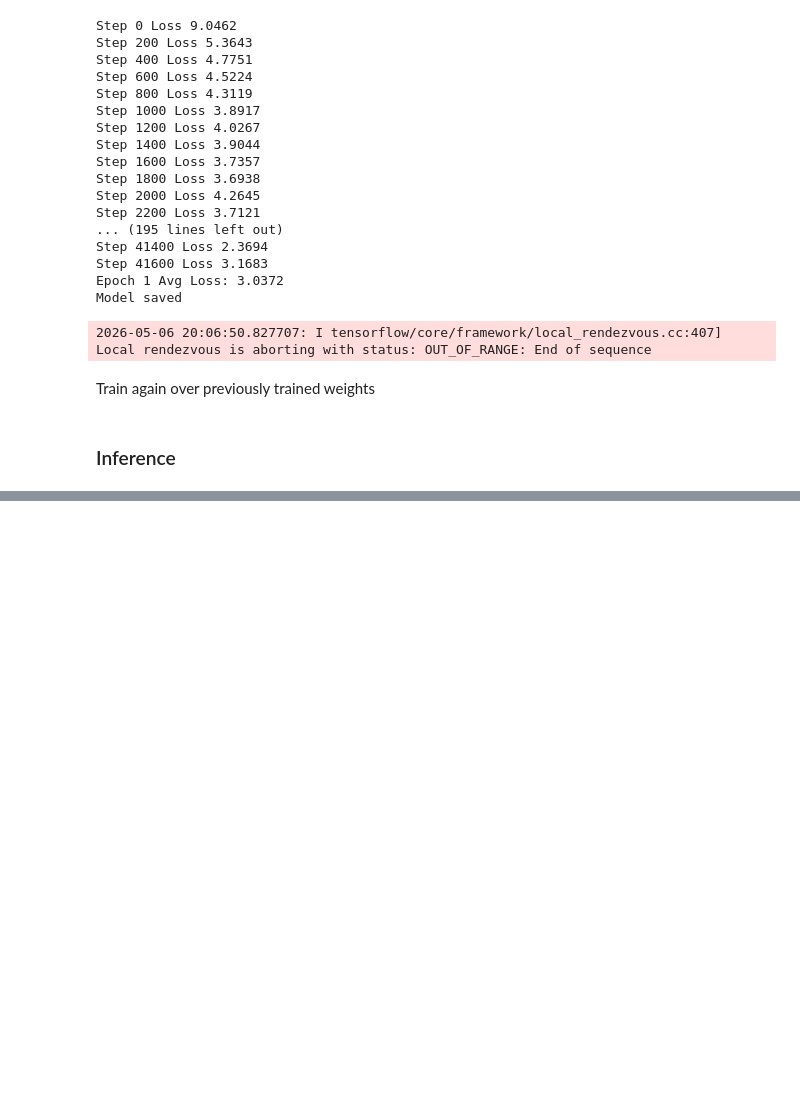
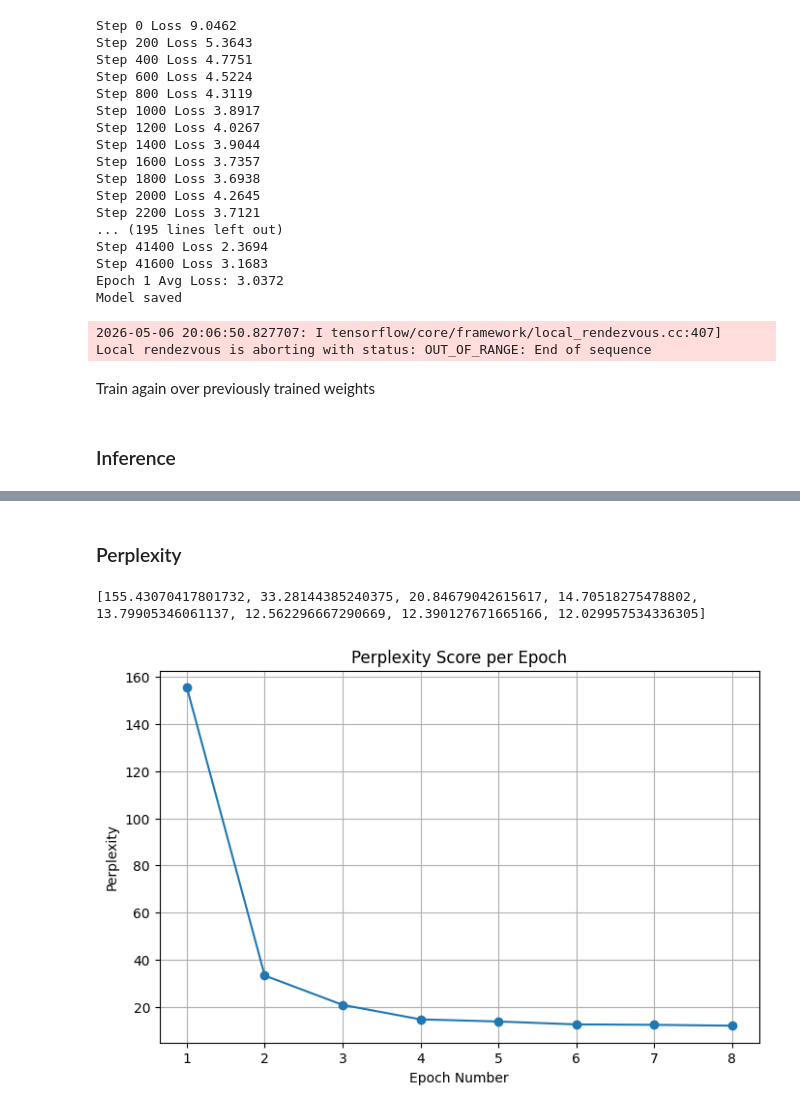
Before and after one commit to Mohdkaif05/decoder-transformer-tensorflow, a Jupyter notebook: notebooks/notebook.ipynb, the cells around one changed output, grey strips where cells are left out. Drawn from its saved outputs; the diff is of its cells as text; code cells hidden in the pictures; blank space fills up the shorter version.

```diff
--- a/notebooks/notebook.ipynb
+++ b/notebooks/notebook.ipynb
@@ -673,0 +859,33 @@ Model: "gpt_10"
+# %% [markdown]
+### Perplexity
+# %%
+import math
+import matplotlib.pyplot as plt
+
+# Loss values
+loss = [5.0462, 3.505, 3.0372, 2.6882, 2.6246, 2.5307, 2.5169, 2.4874]
+
+# Calculate perplexity
+perplexity = []
+
+for value in loss:
+    perplexity.append(math.exp(value))
+
+print(perplexity)
+
+# Plot
+epochs = range(1, 9)
+
+plt.figure(figsize=(8,5))
+plt.plot(epochs, perplexity, marker='o')
+
+plt.title("Perplexity Score per Epoch")
+plt.xlabel("Epoch Number")
+plt.ylabel("Perplexity")
+plt.xticks(epochs)
+plt.grid(True)
+
+plt.show()
+# %% [output]
+[155.43070417801732, 33.28144385240375, 20.84679042615617, 14.70518275478802, 13.79905346061137, 12.562296667290669, 12.390127671665166, 12.029957534336305]
+[figure, added]
```
Also changed, not shown: parts of 28 cells of this notebook, 7 other files.
